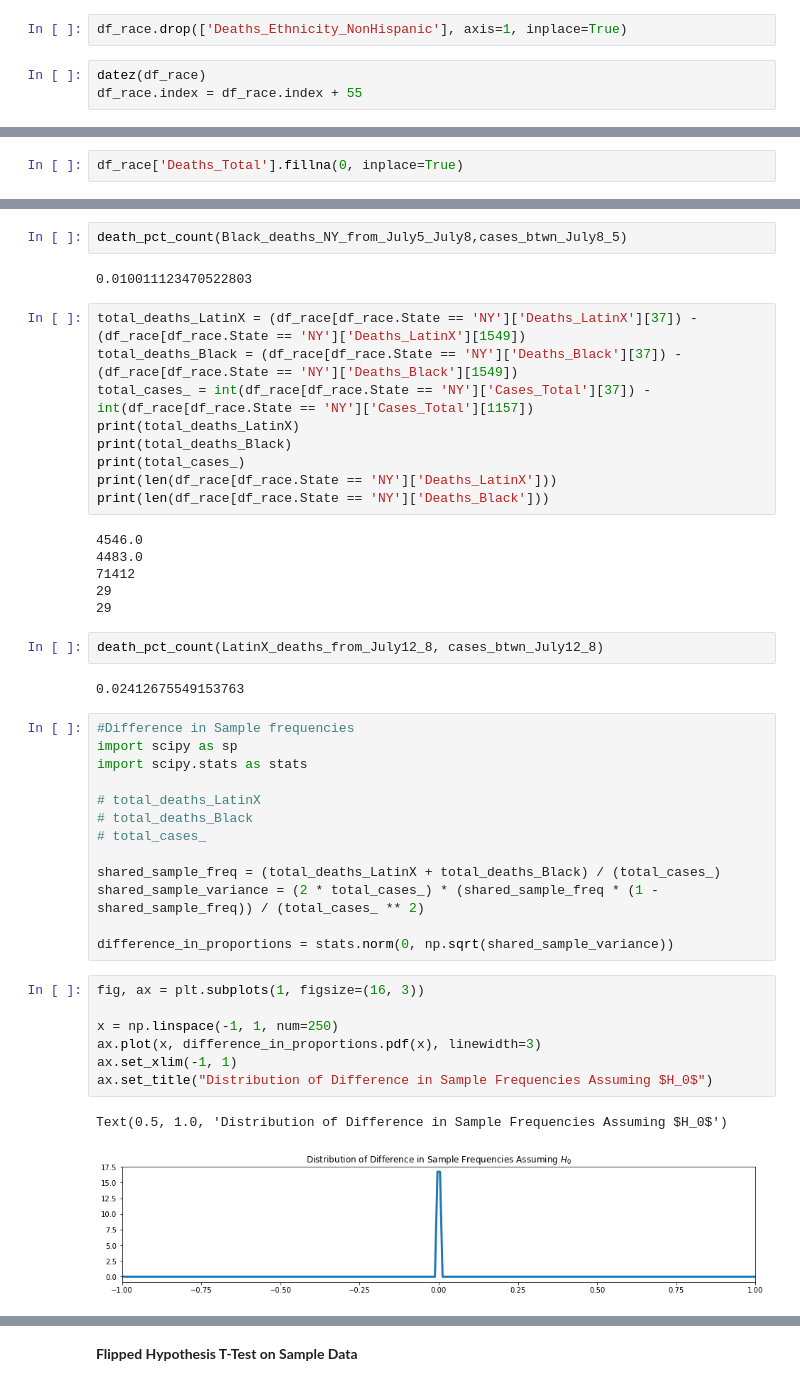
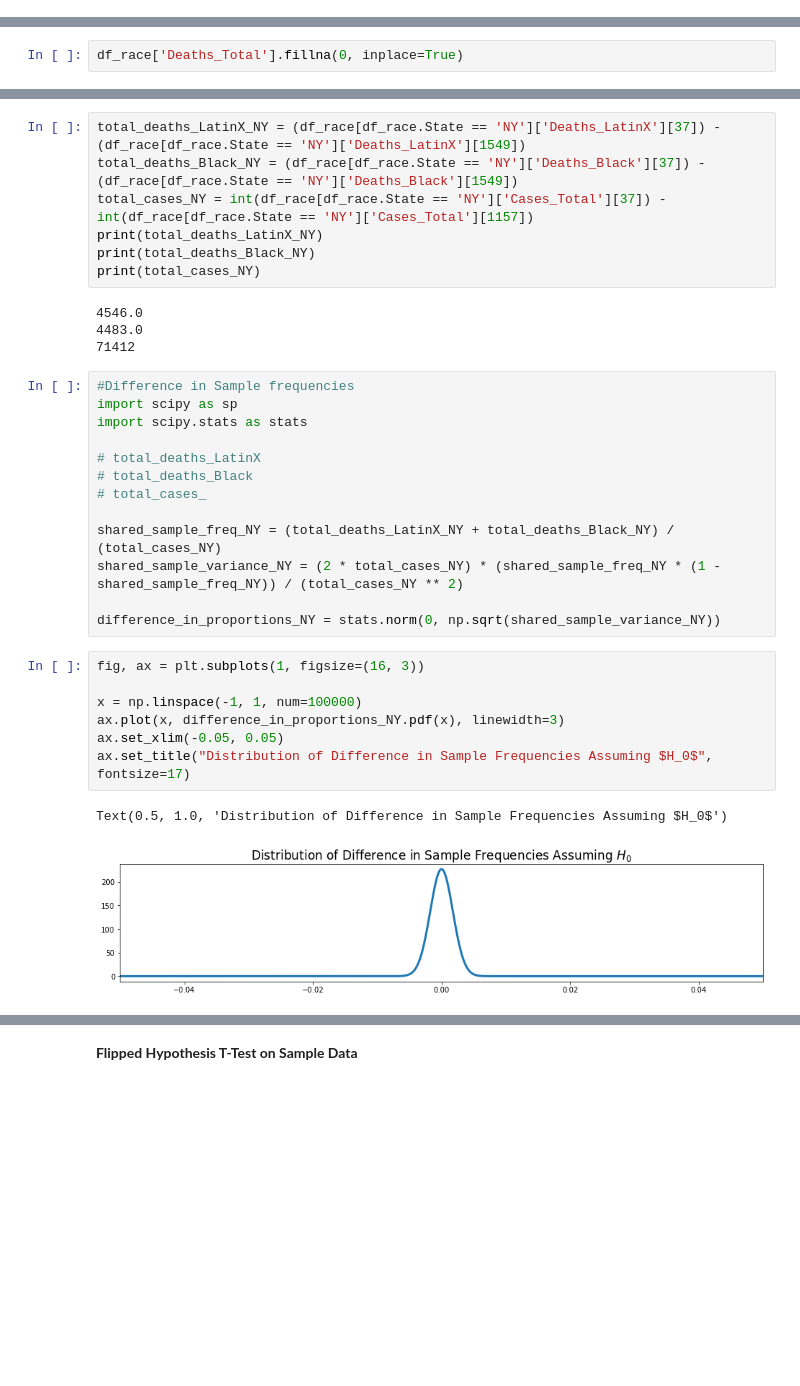
Before and after one commit to thespence7/Covid19-Statistical-Analysis, a Jupyter notebook: covid_tracker/Capstone1_import_data.ipynb, the cells around one changed output, grey strips where cells are left out. Saved outputs shown, nothing was run; the diff lists cells and outputs as text; blank space fills up the shorter version.

```diff
--- a/covid_tracker/Capstone1_import_data.ipynb
+++ b/covid_tracker/Capstone1_import_data.ipynb
@@ -25,8 +17,3 @@ TypeError: Invalid comparison between dtype=int64 and Timestamp
 df_race.index = df_race.index - 55
 # %%
 df_states.index = df_states.index + 1
-# %%
-df_race.drop(['Deaths_Ethnicity_NonHispanic'], axis=1, inplace=True)
-# %%
-datez(df_race)
-df_race.index = df_race.index + 55
@@ -469,26 +95,14 @@ death_pct_count(Black_deaths_btwn_July12_8,cases_btwn_July12_8)
-# %%
-death_pct_count(Black_deaths_NY_from_July5_July8,cases_btwn_July8_5)
-# %% [output]
-0.010011123470522803
 # %%
-total_deaths_LatinX = (df_race[df_race.State == 'NY']['Deaths_LatinX'][37]) - (df_race[df_race.State == 'NY']['Deaths_LatinX'][1549])
-total_deaths_Black = (df_race[df_race.State == 'NY']['Deaths_Black'][37]) - (df_race[df_race.State == 'NY']['Deaths_Black'][1549])
-total_cases_ = int(df_race[df_race.State == 'NY']['Cases_Total'][37]) - int(df_race[df_race.State == 'NY']['Cases_Total'][1157])
-print(total_deaths_LatinX)
-print(total_deaths_Black)
-print(total_cases_)
-print(len(df_race[df_race.State == 'NY']['Deaths_LatinX']))
-print(len(df_race[df_race.State == 'NY']['Deaths_Black']))
+total_deaths_LatinX_NY = (df_race[df_race.State == 'NY']['Deaths_LatinX'][37]) - (df_race[df_race.State == 'NY']['Deaths_LatinX'][1549])
+total_deaths_Black_NY = (df_race[df_race.State == 'NY']['Deaths_Black'][37]) - (df_race[df_race.State == 'NY']['Deaths_Black'][1549])
+total_cases_NY = int(df_race[df_race.State == 'NY']['Cases_Total'][37]) - int(df_race[df_race.State == 'NY']['Cases_Total'][1157])
+print(total_deaths_LatinX_NY)
+print(total_deaths_Black_NY)
+print(total_cases_NY)
 # %% [output]
 4546.0
 4483.0
 71412
-29
-29
-# %%
-death_pct_count(LatinX_deaths_from_July12_8, cases_btwn_July12_8)
-# %% [output]
-0.02412675549153763
 # %%
 #Difference in Sample frequencies
 import scipy as sp
@@ -498,17 +112,17 @@ import scipy.stats as stats
 # total_deaths_Black
 # total_cases_
 
-shared_sample_freq = (total_deaths_LatinX + total_deaths_Black) / (total_cases_)
-shared_sample_variance = (2 * total_cases_) * (shared_sample_freq * (1 - shared_sample_freq)) / (total_cases_ ** 2)
+shared_sample_freq_NY = (total_deaths_LatinX_NY + total_deaths_Black_NY) / (total_cases_NY)
+shared_sample_variance_NY = (2 * total_cases_NY) * (shared_sample_freq_NY * (1 - shared_sample_freq_NY)) / (total_cases_NY ** 2)
 
-difference_in_proportions = stats.norm(0, np.sqrt(shared_sample_variance))
+difference_in_proportions_NY = stats.norm(0, np.sqrt(shared_sample_variance_NY))
 # %%
 fig, ax = plt.subplots(1, figsize=(16, 3))
 
-x = np.linspace(-1, 1, num=250)
-ax.plot(x, difference_in_proportions.pdf(x), linewidth=3)
-ax.set_xlim(-1, 1)
-ax.set_title("Distribution of Difference in Sample Frequencies Assuming $H_0$")
+x = np.linspace(-1, 1, num=100000)
+ax.plot(x, difference_in_proportions_NY.pdf(x), linewidth=3)
+ax.set_xlim(-0.05, 0.05)
+ax.set_title("Distribution of Difference in Sample Frequencies Assuming $H_0$", fontsize=17)
 # %% [output]
 Text(0.5, 1.0, 'Distribution of Difference in Sample Frequencies Assuming $H_0$')
-[figure, old version]
+[figure, new version]
```
Also changed, not shown: parts of 64 cells of this notebook, 3 other files.
